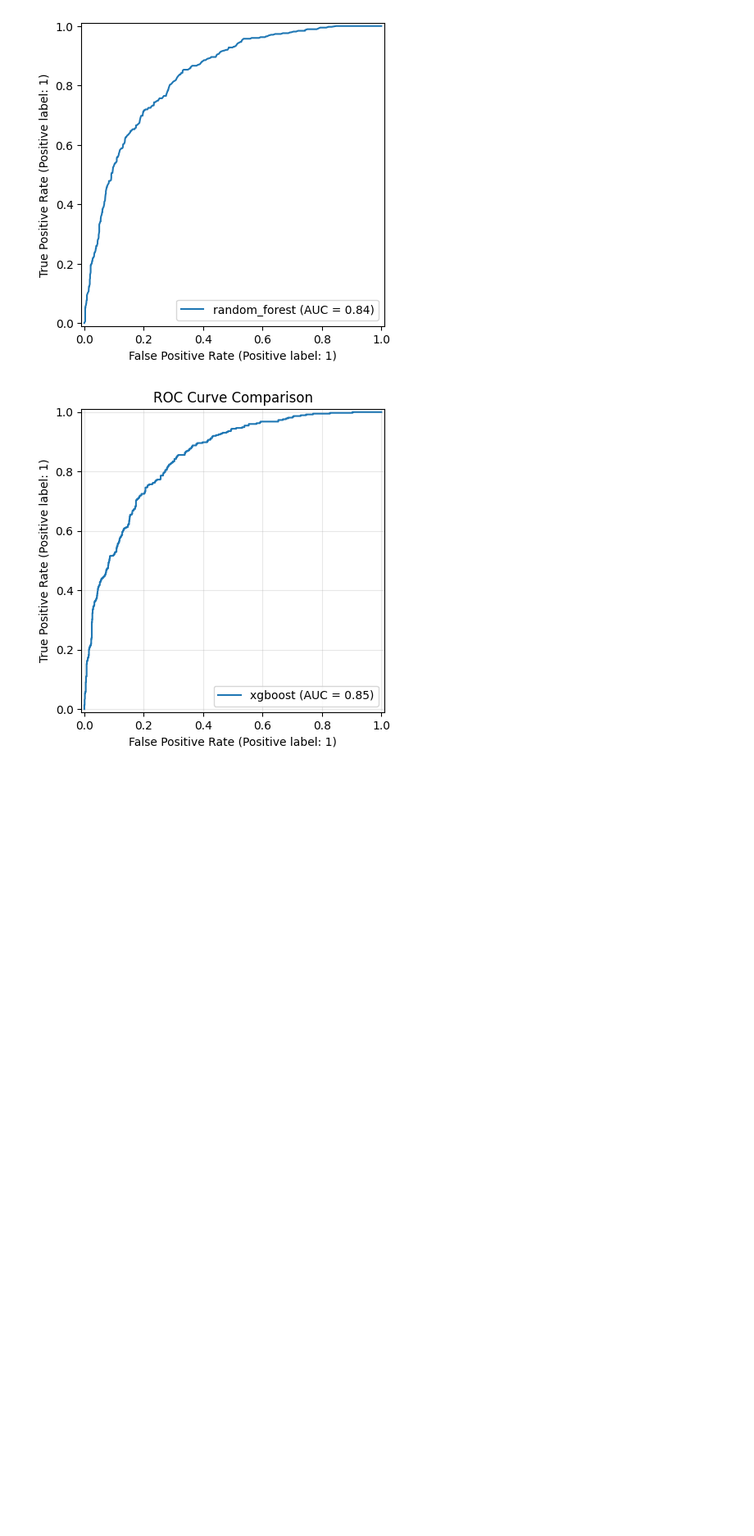
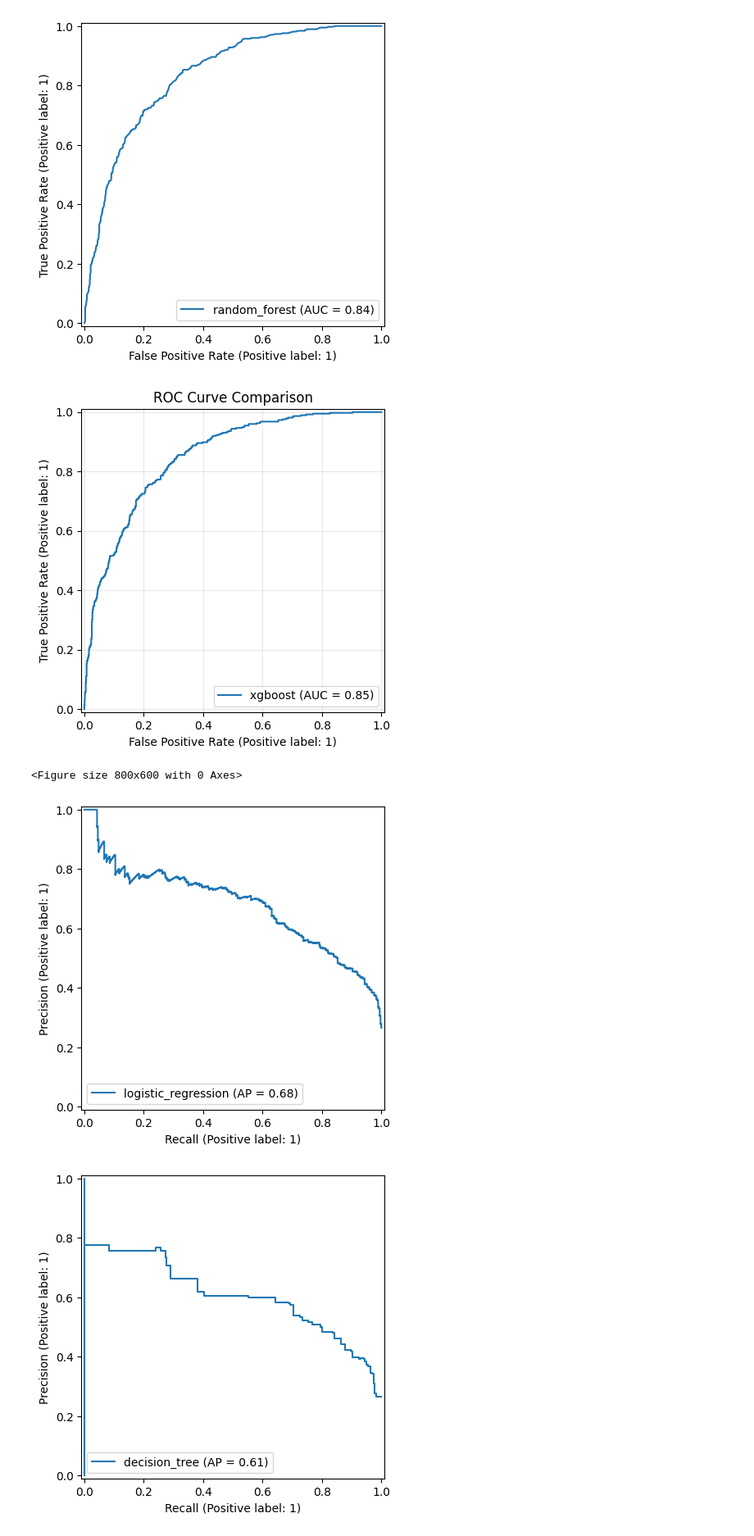
Before and after one commit to msmhtaghavi/customer-churn-prediction, a Jupyter notebook: notebooks/06_model_evaluation.ipynb, the cells around one changed output. Shown at 82% size. Cells and saved outputs as stored; diff of their text form; code cells hidden in the pictures; blank space fills up the shorter version.

Commit message:
Document model evaluation results

```diff
--- a/notebooks/06_model_evaluation.ipynb
+++ b/notebooks/06_model_evaluation.ipynb
@@ -142,3 +142,25 @@ plt.show()
 [figure]
 [figure]
 [figure]
+# %%
+import matplotlib.pyplot as plt
+from sklearn.metrics import PrecisionRecallDisplay   # اگر import نشده
+
+plt.figure(figsize=(8, 6))
+
+for name, model in loaded_models.items():
+    PrecisionRecallDisplay.from_estimator(
+        model,
+        X_valid,
+        y_valid,          # ← این خط اضافه شد
+        name=name,
+    )
+
+plt.title("Precision-Recall Curve Comparison")
+plt.legend(loc="lower left")
+plt.grid(alpha=0.3)
+plt.show()
+# %% [output]
+<Figure size 800x600 with 0 Axes>
+[figure, added]
+[figure, added]
```
Also changed, not shown: parts of 1 cell of this notebook.
